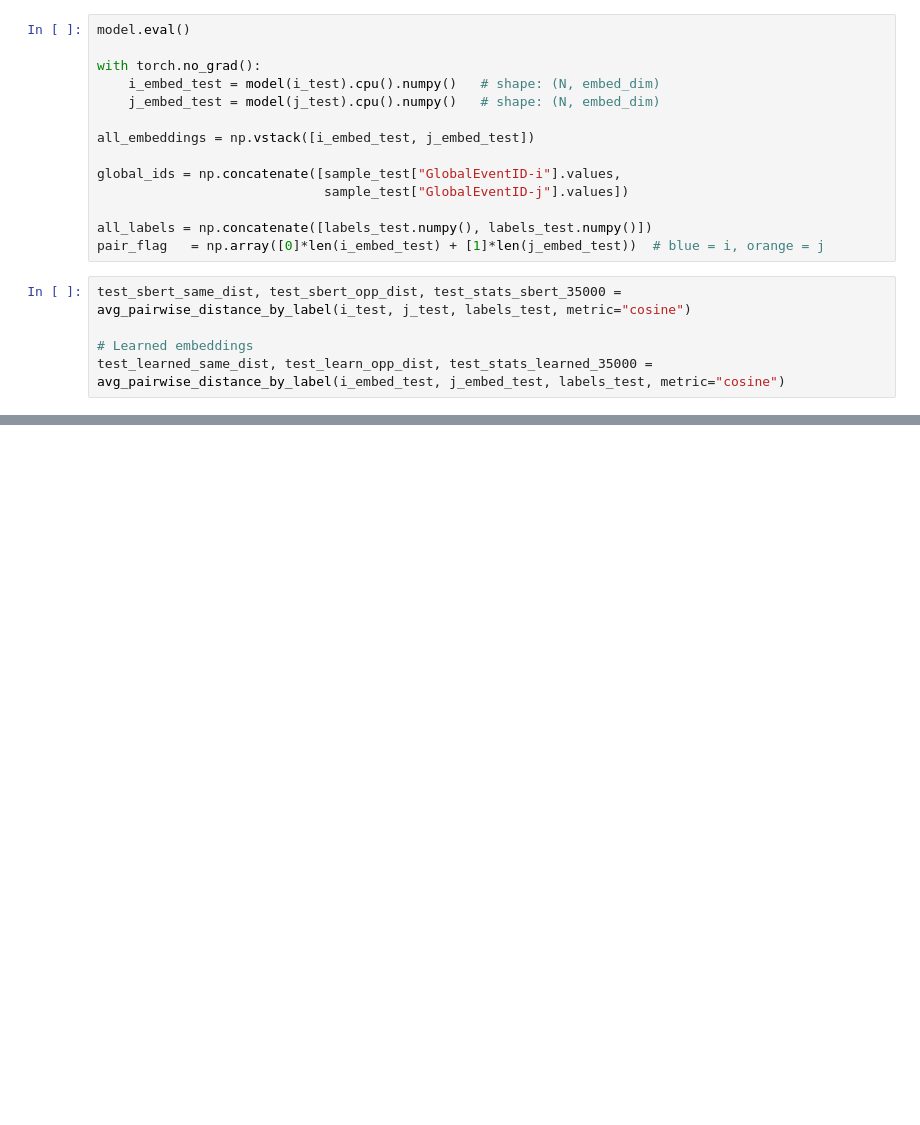
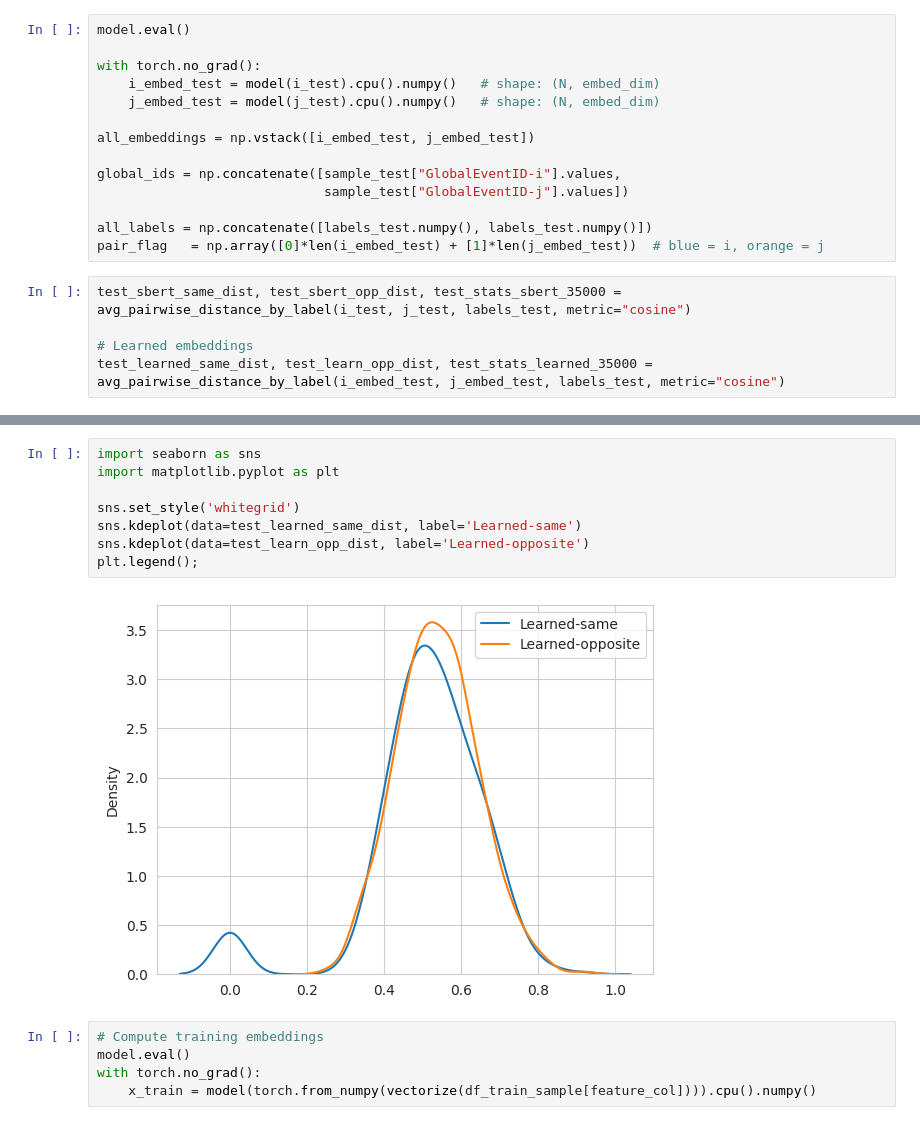
Before and after one commit to elugos/HSMS_LUGOS, a Jupyter notebook: embedding/train_embedding.ipynb, the cells around one changed output, grey strips where cells are left out. Cells and saved outputs as stored; diff of their text form; blank space fills up the shorter version.

```diff
--- a/embedding/train_embedding.ipynb
+++ b/embedding/train_embedding.ipynb
@@ -234,0 +238,15 @@ print(test_stats_learned_35000)
+# %%
+import seaborn as sns
+import matplotlib.pyplot as plt
+
+sns.set_style('whitegrid')
+sns.kdeplot(data=test_learned_same_dist, label='Learned-same')
+sns.kdeplot(data=test_learn_opp_dist, label='Learned-opposite')
+plt.legend();
+# %% [output]
+[figure, added]
+# %%
+# Compute training embeddings
+model.eval()
+with torch.no_grad():
+    x_train = model(torch.from_numpy(vectorize(df_train_sample[feature_col]))).cpu().numpy()
```
Also changed, not shown: parts of 18 cells of this notebook.
